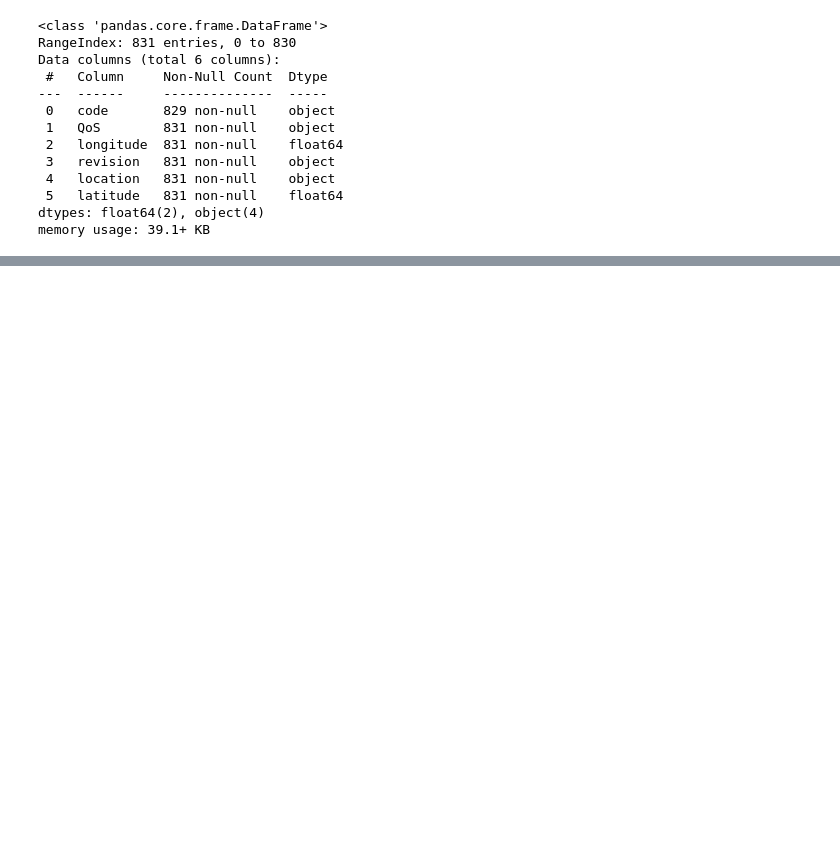
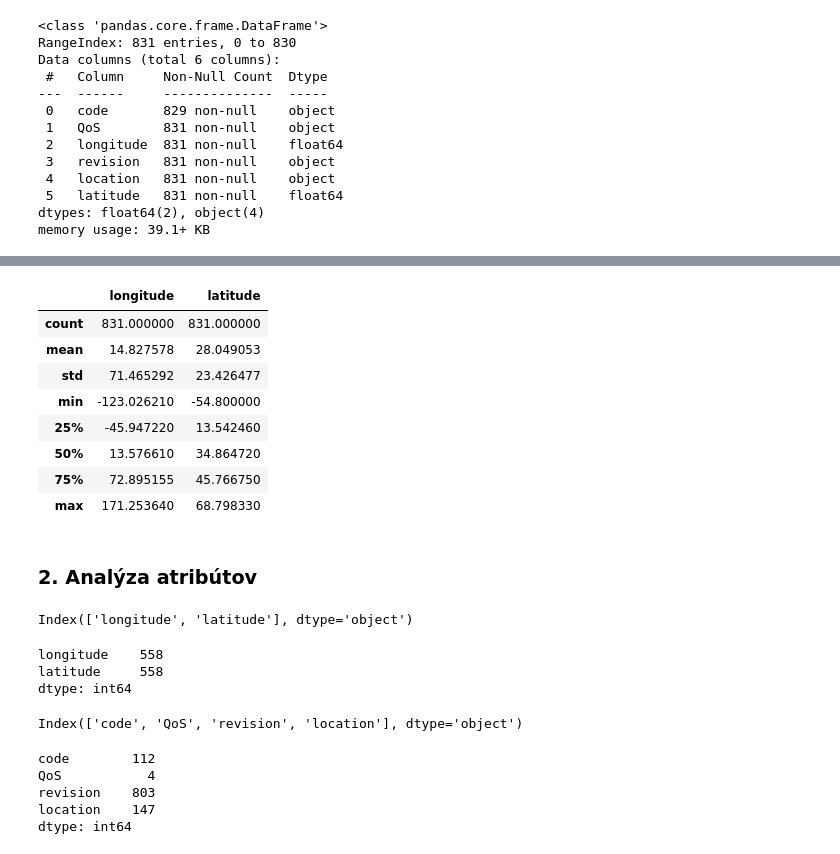
Before and after one commit to johannatilesova/IAU-project, a Jupyter notebook: part1.ipynb, the cells around one changed output, grey strips where cells are left out. Cells and saved outputs as stored; diff of their text form; code cells hidden in the pictures; blank space fills up the shorter version.

```diff
--- a/part1.ipynb
+++ b/part1.ipynb
@@ -157,0 +377,36 @@ memory usage: 39.1+ KB
+# %%
+df_station.describe()
+# %% [output]
+|  | longitude | latitude |
+| count | 831.000000 | 831.000000 |
+| mean | 14.827578 | 28.049053 |
+| std | 71.465292 | 23.426477 |
+| min | -123.026210 | -54.800000 |
+| 25% | -45.947220 | 13.542460 |
+| 50% | 13.576610 | 34.864720 |
+| 75% | 72.895155 | 45.766750 |
+| max | 171.253640 | 68.798330 |
+# %% [markdown]
+### 2. Analýza atribútov
+# %%
+df_station.select_dtypes(include=['float64']).columns
+# %% [output]
+Index(['longitude', 'latitude'], dtype='object')
+# %%
+df_station.select_dtypes(include=['float64']).nunique()
+# %% [output]
+longitude    558
+latitude     558
+dtype: int64
+# %%
+df_station.select_dtypes(include=['object']).columns
+# %% [output]
+Index(['code', 'QoS', 'revision', 'location'], dtype='object')
+# %%
+df_station.select_dtypes(include=['object']).nunique()
+# %% [output]
+code        112
+QoS           4
+revision    803
+location    147
+dtype: int64
```
Also changed, not shown: parts of 38 cells of this notebook, 1 other file.
